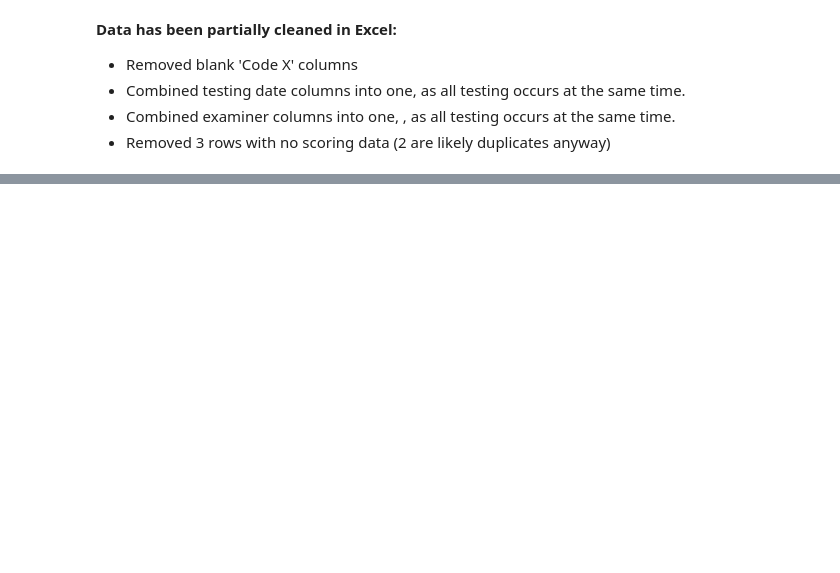
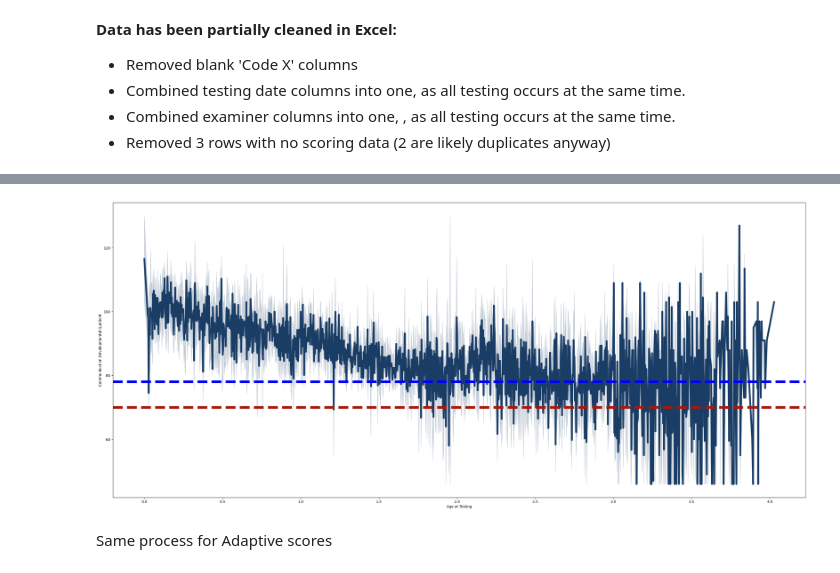
Before and after one commit to NSS-Data-Analytics-Cohort-10/teis-labracoders, a Jupyter notebook: notebooks/eda.ipynb, the cells around one changed output, grey strips where cells are left out. Saved outputs shown, nothing was run; the diff lists cells and outputs as text; code cells hidden in the pictures; blank space fills up the shorter version.

Commit message:
Deeper dive into domain scores

```diff
--- a/notebooks/eda.ipynb
+++ b/notebooks/eda.ipynb
@@ -158,0 +68,8 @@ domain_level_scores
+# %%
+def string_clean(column):
+    x = evals[column].astype('string')
+    return x
+# %%
+for column in evals.columns:
+    if 'Interval' in column:
+        evals[column] = string_clean(column)
@@ -158,0 +78,11 @@ domain_level_scores
+# %%
+# Using Amy's function to create column with eligibility
+def filter(x):
+    if x <= 70:
+        return '40% delay'
+    if (x >= 71 and x <= 78):
+        return '25% delay'
+    if x >= 79:
+        return 'not eligible'
+#applying the filter function to 'Salary' column
+evals['Eligibility'] = evals['BDI-3 Total Developmental Quotient'].apply(filter)
@@ -158,0 +91,3 @@ domain_level_scores
+# %%
+comm_scores = evals[['Gender', 'Location - Sub Level 1', 'Program Label', 'Age at Testing', 'months', 'years', 'Communication Developmental Quotient', 'Communication Percentile Rank', 'Communication RDI']].dropna()
+comm_scores.head()
@@ -158,0 +136,14 @@ domain_level_scores
+# %%
+plt.figure(figsize=(35,15))
+
+sns.lineplot(data=comm_scores, x='Age at Testing', y='Communication Developmental Quotient', color='#1A3D66', linewidth=5)
+#plt.title('Communication Scores by Age', fontsize=15)
+plt.axhline(y=78, label='25% Delay', linestyle='--', color='blue', linewidth=7.5)
+plt.axhline(y=70, label='40% Delay', linestyle='--', color='#a7190c', linewidth=7.5)
+
+plt.savefig('../Plots/Communication_Scores.png')
+plt.show()
+# %% [output]
+[figure, added]
+# %% [markdown]
+Same process for Adaptive scores
```
Also changed, not shown: parts of 48 cells of this notebook, 11 other files.
